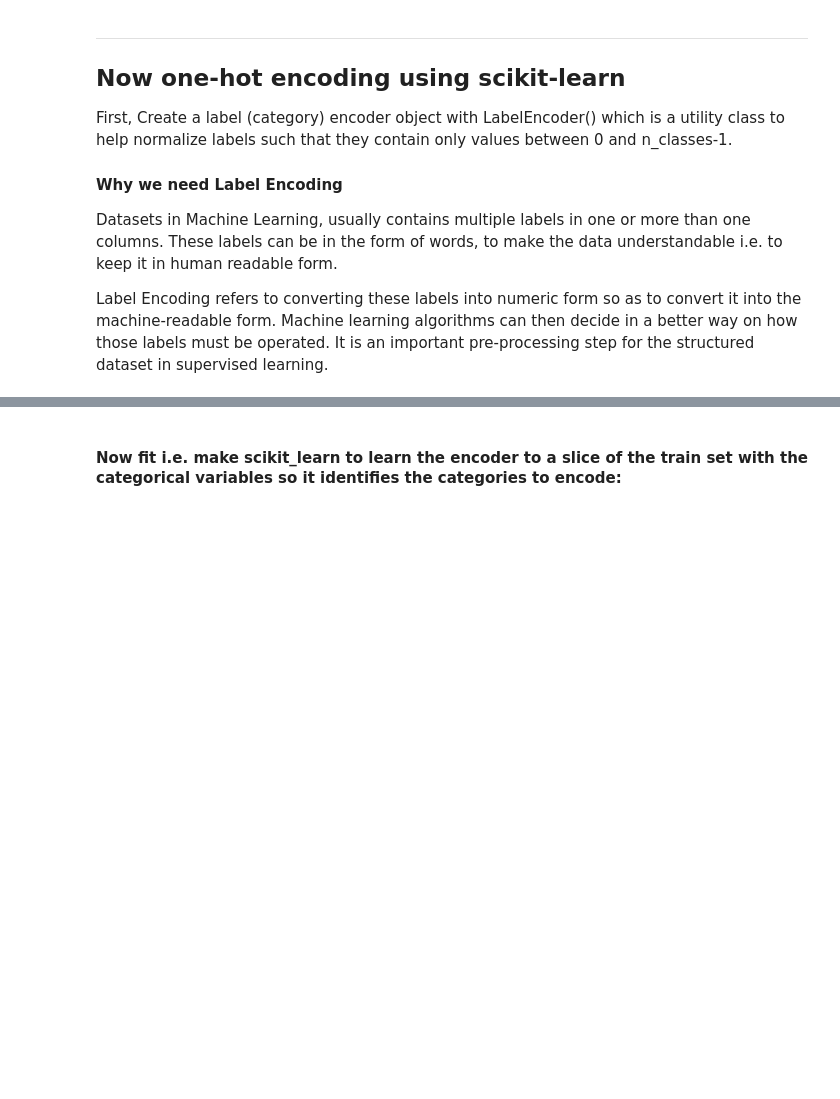
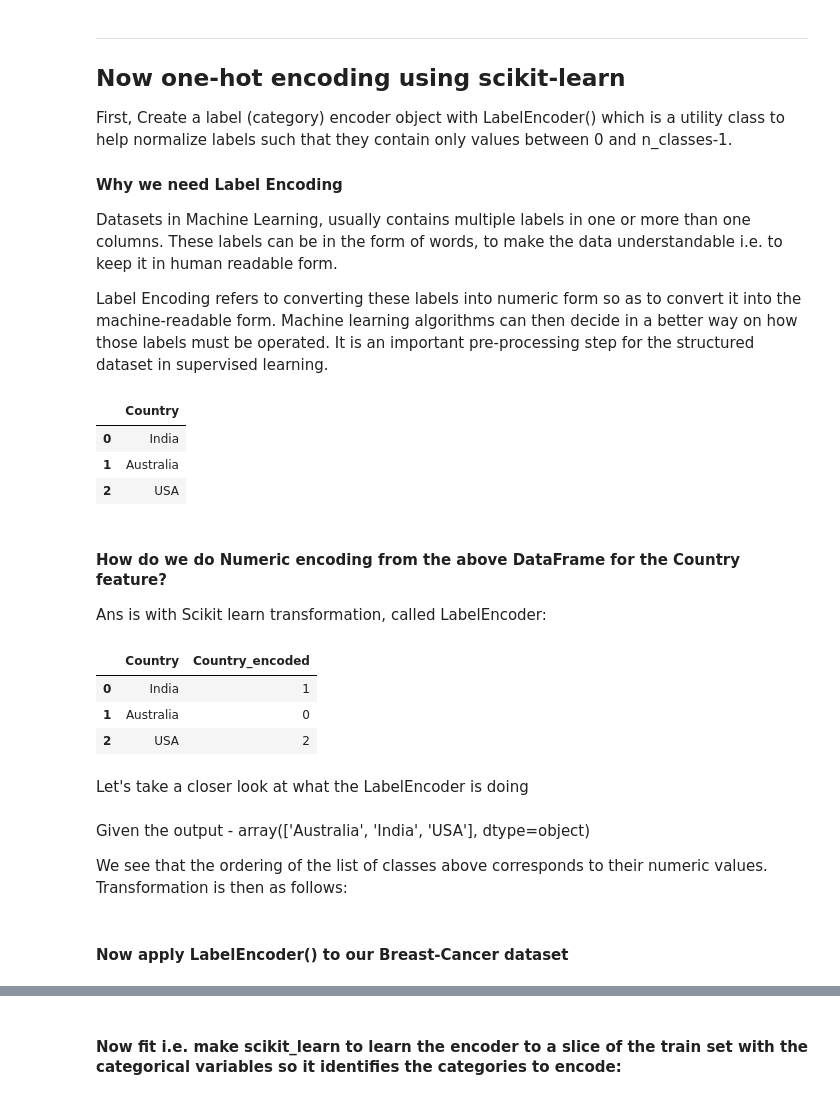
Before and after one commit to rohan-paul/Pandas-DataScience_MachineLearning-Exercises, a Jupyter notebook: Categorical-Variables-UCI-Breast-Cancer-Kaggle-Blog/Categorical-Variables-Handling-Blog.ipynb, the cells around one changed output, grey strips where cells are left out. Cells and saved outputs as stored; diff of their text form; code cells hidden in the pictures; blank space fills up the shorter version.

```diff
--- a/Categorical-Variables-UCI-Breast-Cancer-Kaggle-Blog/Categorical-Variables-Handling-Blog.ipynb
+++ b/Categorical-Variables-UCI-Breast-Cancer-Kaggle-Blog/Categorical-Variables-Handling-Blog.ipynb
@@ -213,3 +213,25 @@ First, Create a label (category) encoder object with LabelEncoder() which is a u
 Datasets in Machine Learning, usually contains multiple labels in one or more than one columns. These labels can be in the form of words, to make the data understandable i.e. to keep it in human readable form.
 
 Label Encoding refers to converting these labels into numeric form so as to convert it into the machine-readable form. Machine learning algorithms can then decide in a better way on how those labels must be operated. It is an important pre-processing step for the structured dataset in supervised learning.
+# %%
+example_df = pd.DataFrame(['India', 'Australia', 'USA'], columns= ['Country'])
+example_df
+# %% [output]
+|  | Country |
+| 0 | India |
+| 1 | Australia |
+| 2 | USA |
+# %% [markdown]
+#### How do we do Numeric encoding from the above DataFrame for the Country feature?
+
+Ans is with Scikit learn transformation, called LabelEncoder:
+# %%
+example_df['Country_encoded'] = LabelEncoder().fit_transform(example_df['Country'])
+example_df
+# %% [output]
+|  | Country | Country_encoded |
+| 0 | India | 1 |
+| 1 | Australia | 0 |
+| 2 | USA | 2 |
+# %% [markdown]
+Let's take a closer look at what the LabelEncoder is doing
@@ -216,3 +242,9 @@ Label Encoding refers to converting these labels into numeric form so as to conv
+# %% [markdown]
+Given the output - array(['Australia', 'India', 'USA'], dtype=object)
+
+We see that the ordering of the list of classes above corresponds to their numeric values. Transformation is then as follows:
+# %% [markdown]
+#### Now apply LabelEncoder() to our Breast-Cancer dataset
 # %%
 enc = LabelEncoder()
 
```
Also changed, not shown: parts of 9 cells of this notebook.
